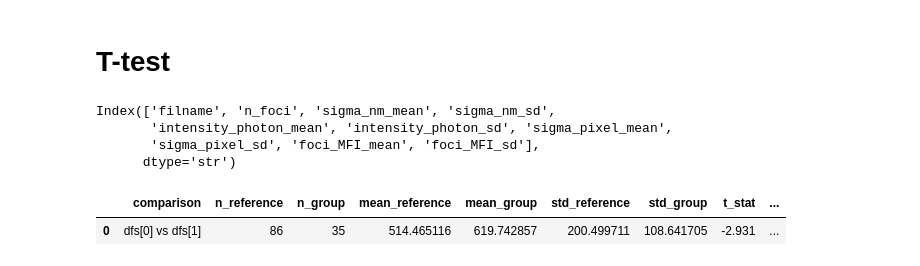
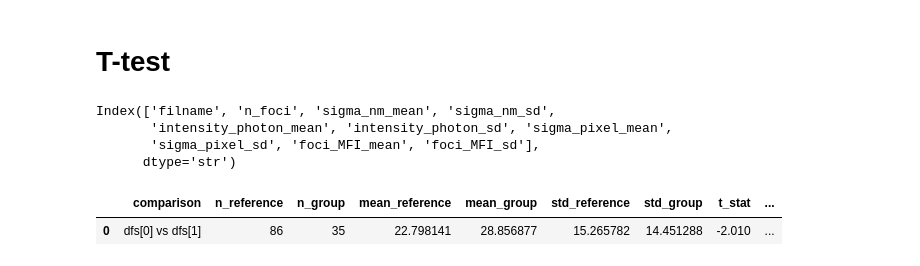
Before and after one commit to Lopatushka/LLPS, a Jupyter notebook: Foci/statistics.ipynb, the cells around one changed output. Cells and saved outputs as stored; diff of their text form; code cells hidden in the pictures.

```diff
--- a/Foci/statistics.ipynb
+++ b/Foci/statistics.ipynb
@@ -232,10 +232,9 @@ Index(['filname', 'n_foci', 'sigma_nm_mean', 'sigma_nm_sd',
 # %%
 stats_df = compare_to_reference(
     dfs,
-    col="n_foci"
+    col="foci_MFI_mean"
 )
+stats_df
+# %% [output]
+|  | comparison | n_reference | n_group | mean_reference | mean_group | std_reference | std_group | t_stat | ... |
+| 0 | dfs[0] vs dfs[1] | 86 | 35 | 22.798141 | 28.856877 | 15.265782 | 14.451288 | -2.010 | ... |
-# %%
-stats_df
-# %% [output]
-|  | comparison | n_reference | n_group | mean_reference | mean_group | std_reference | std_group | t_stat | ... |
-| 0 | dfs[0] vs dfs[1] | 86 | 35 | 514.465116 | 619.742857 | 200.499711 | 108.641705 | -2.931 | ... |
```
